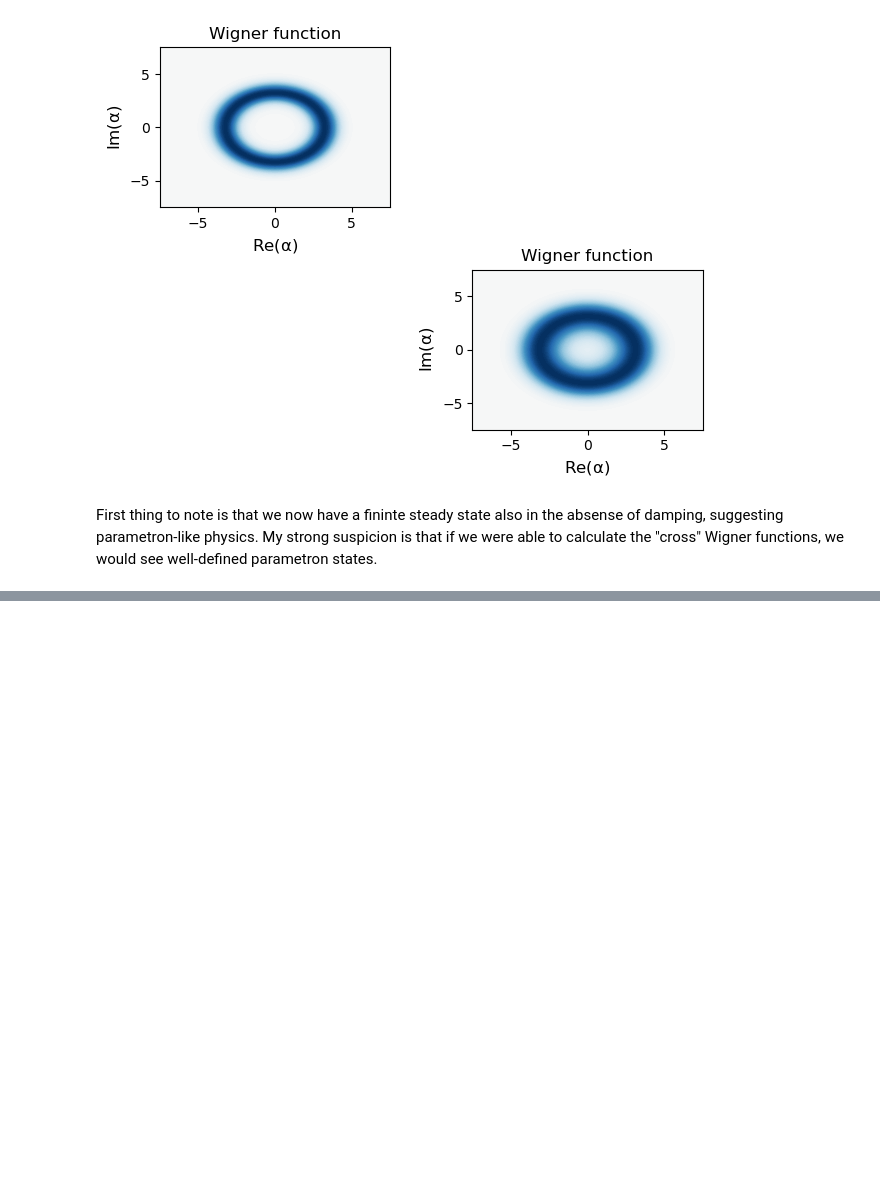
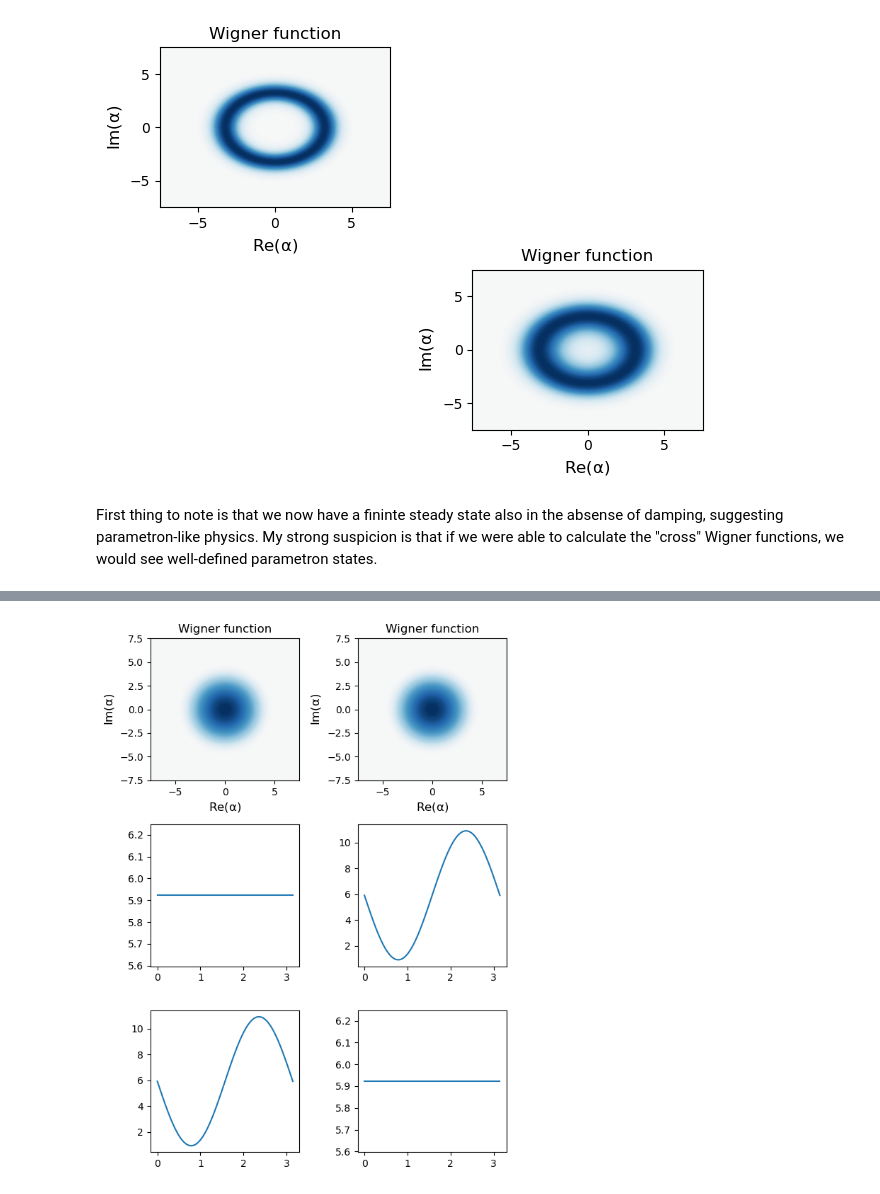
Before and after one commit to gsteele13/gary-misc-notebooks, a Jupyter notebook: two_mode_parametron.ipynb, the cells around one changed output, grey strips where cells are left out. Drawn from its saved outputs; the diff is of its cells as text; code cells hidden in the pictures; blank space fills up the shorter version.

```diff
--- a/two_mode_parametron.ipynb
+++ b/two_mode_parametron.ipynb
@@ -110,0 +153,20 @@ First thing to note is that we now have a fininte steady state also in the absen
+# %%
+def correlations_plot():
+    plt.figure(figsize=(6,8))
+    ax = plt.subplot(3,2,1)
+    plot_wigner(res.ptrace(0), ax=ax)
+    ax = plt.subplot(3,2,2)
+    plot_wigner(res.ptrace(1), ax=ax)
+    plt.subplot(3,2,3)
+    t,c = calc_correlation(res, a.dag()+a, a.dag()-a)
+    plt.plot(t,c)
+    plt.subplot(3,2,4)
+    t,c = calc_correlation(res, a.dag()+a, b.dag()-b)
+    plt.plot(t,c)
+    plt.subplot(3,2,5)
+    t,c = calc_correlation(res, b.dag()+b, a.dag()-a)
+    plt.plot(t,c)
+    plt.subplot(3,2,6)
+    t,c = calc_correlation(res, b.dag()+b, b.dag()-b)
+    plt.plot(t,c)
+    plt.tight_layout()
@@ -110,0 +187,4 @@ First thing to note is that we now have a fininte steady state also in the absen
+# %%
+correlations_plot()
+# %% [output]
+[figure, added]
```
Also changed, not shown: parts of 11 cells of this notebook, 1 other file.
